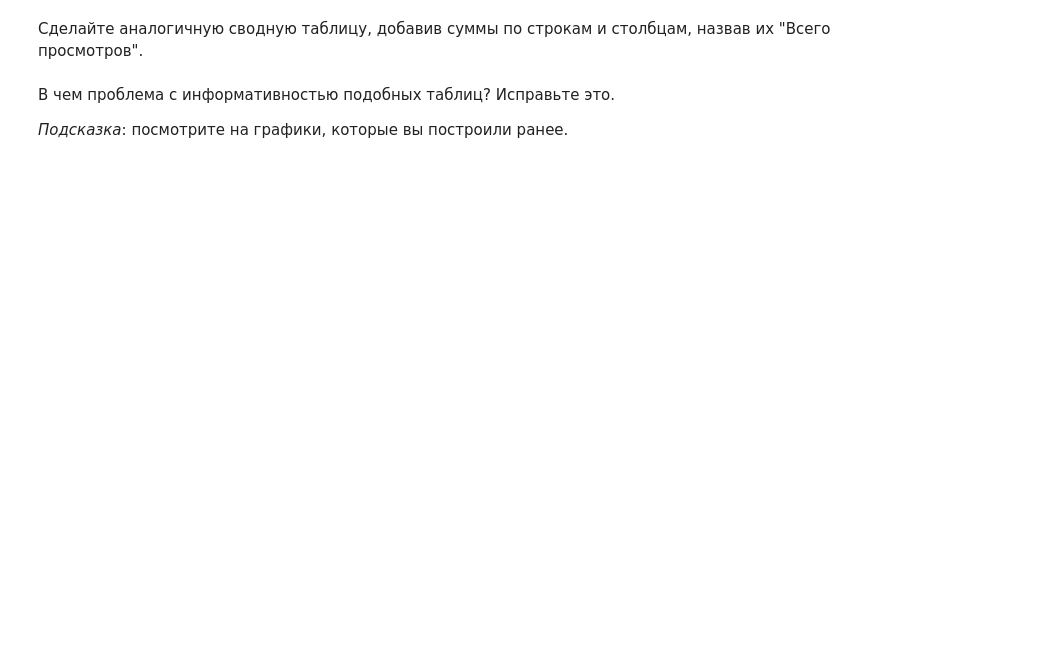
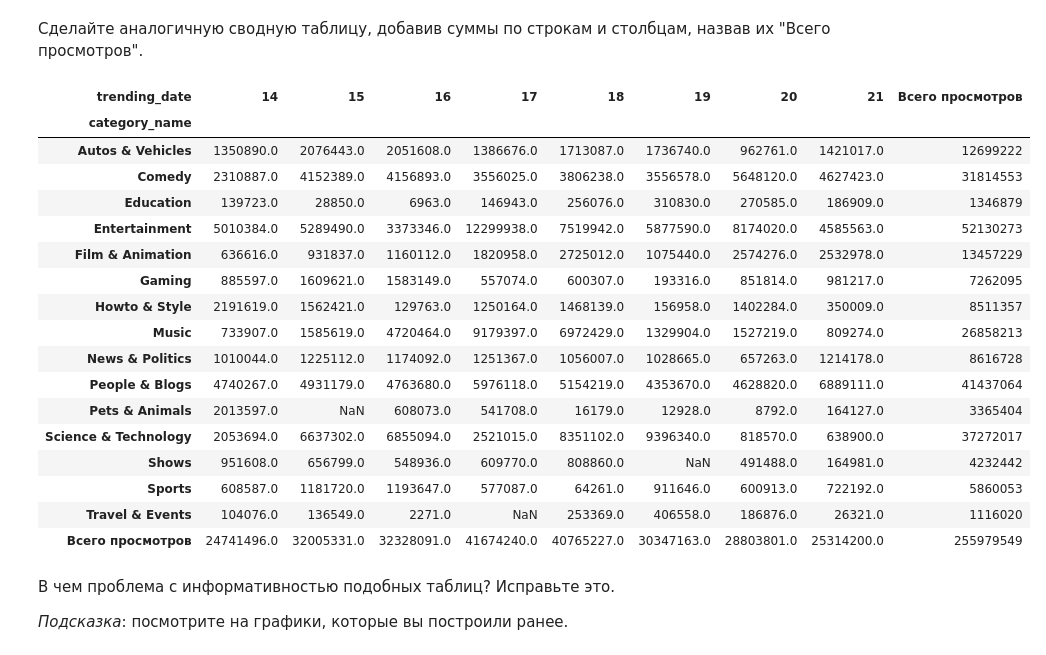
Before and after one commit to TopCoder2K/DS-introduction, a Jupyter notebook: notebooks/2.814.9.ipynb, the cells around one changed output. Drawn from its saved outputs; the diff is of its cells as text; code cells hidden in the pictures; blank space fills up the shorter version.

```diff
--- a/notebooks/2.814.9.ipynb
+++ b/notebooks/2.814.9.ipynb
@@ -747,3 +826,32 @@ category
+# %%
+category_views = pd.crosstab(
+    youtube_data['category_name'],
+    youtube_data['trending_date'],
+    values=youtube_data['views'],
+    aggfunc=np.sum,
+    margins=True,
+    margins_name='Всего просмотров'
+)
+category_views
+# %% [output]
+| trending_date | 14 | 15 | 16 | 17 | 18 | 19 | 20 | 21 | Всего просмотров |
+| category_name |  |  |  |  |  |  |  |  |  |
+| Autos & Vehicles | 1350890.0 | 2076443.0 | 2051608.0 | 1386676.0 | 1713087.0 | 1736740.0 | 962761.0 | 1421017.0 | 12699222 |
+| Comedy | 2310887.0 | 4152389.0 | 4156893.0 | 3556025.0 | 3806238.0 | 3556578.0 | 5648120.0 | 4627423.0 | 31814553 |
+| Education | 139723.0 | 28850.0 | 6963.0 | 146943.0 | 256076.0 | 310830.0 | 270585.0 | 186909.0 | 1346879 |
+| Entertainment | 5010384.0 | 5289490.0 | 3373346.0 | 12299938.0 | 7519942.0 | 5877590.0 | 8174020.0 | 4585563.0 | 52130273 |
+| Film & Animation | 636616.0 | 931837.0 | 1160112.0 | 1820958.0 | 2725012.0 | 1075440.0 | 2574276.0 | 2532978.0 | 13457229 |
+| Gaming | 885597.0 | 1609621.0 | 1583149.0 | 557074.0 | 600307.0 | 193316.0 | 851814.0 | 981217.0 | 7262095 |
+| Howto & Style | 2191619.0 | 1562421.0 | 129763.0 | 1250164.0 | 1468139.0 | 156958.0 | 1402284.0 | 350009.0 | 8511357 |
+| Music | 733907.0 | 1585619.0 | 4720464.0 | 9179397.0 | 6972429.0 | 1329904.0 | 1527219.0 | 809274.0 | 26858213 |
+| News & Politics | 1010044.0 | 1225112.0 | 1174092.0 | 1251367.0 | 1056007.0 | 1028665.0 | 657263.0 | 1214178.0 | 8616728 |
+| People & Blogs | 4740267.0 | 4931179.0 | 4763680.0 | 5976118.0 | 5154219.0 | 4353670.0 | 4628820.0 | 6889111.0 | 41437064 |
+| Pets & Animals | 2013597.0 | NaN | 608073.0 | 541708.0 | 16179.0 | 12928.0 | 8792.0 | 164127.0 | 3365404 |
+| Science & Technology | 2053694.0 | 6637302.0 | 6855094.0 | 2521015.0 | 8351102.0 | 9396340.0 | 818570.0 | 638900.0 | 37272017 |
+| Shows | 951608.0 | 656799.0 | 548936.0 | 609770.0 | 808860.0 | NaN | 491488.0 | 164981.0 | 4232442 |
+| Sports | 608587.0 | 1181720.0 | 1193647.0 | 577087.0 | 64261.0 | 911646.0 | 600913.0 | 722192.0 | 5860053 |
+| Travel & Events | 104076.0 | 136549.0 | 2271.0 | NaN | 253369.0 | 406558.0 | 186876.0 | 26321.0 | 1116020 |
+| Всего просмотров | 24741496.0 | 32005331.0 | 32328091.0 | 41674240.0 | 40765227.0 | 30347163.0 | 28803801.0 | 25314200.0 | 255979549 |
 # %% [markdown]
 В чем проблема с информативностью подобных таблиц? Исправьте это.
 
```
Also changed, not shown: parts of 17 cells of this notebook.
